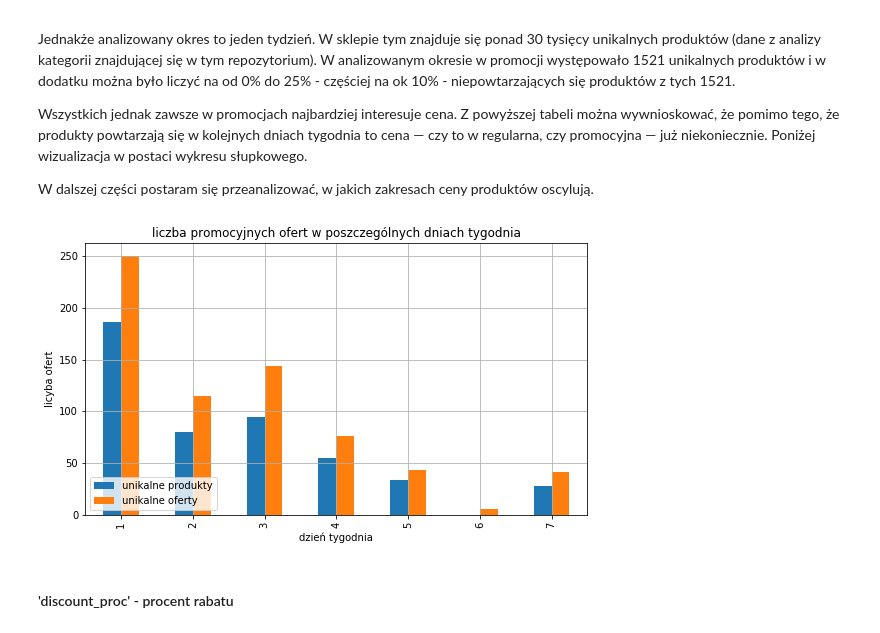
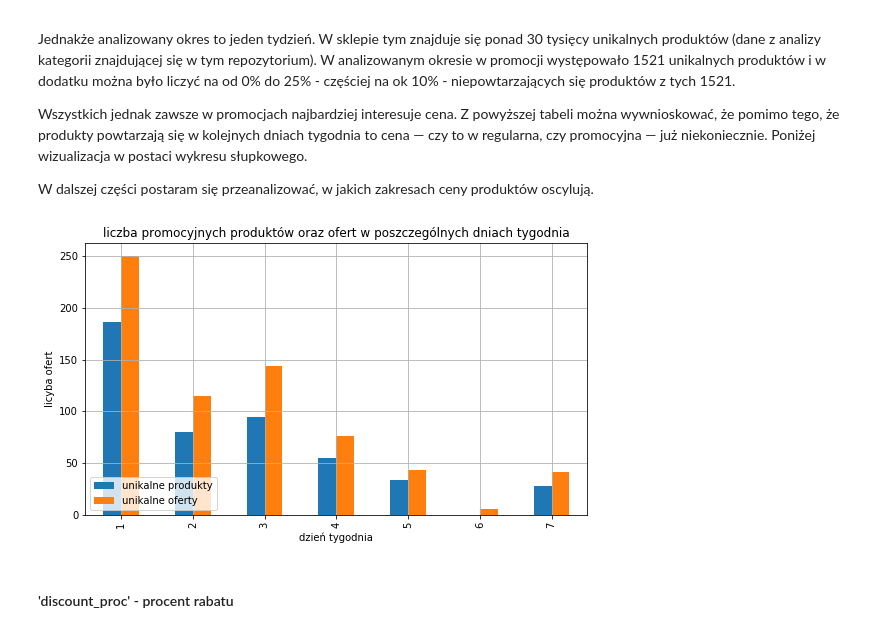
Before and after one commit to grzegorzpokorski/nocna-promocja-euro.com.pl, a Jupyter notebook: data_analysis.ipynb, the cells around one changed output. Cells and saved outputs as stored; diff of their text form; code cells hidden in the pictures.

```diff
--- a/data_analysis.ipynb
+++ b/data_analysis.ipynb
@@ -363,16 +363,16 @@ Wszystkich jednak zawsze w promocjach najbardziej interesuje cena. Z powyższej
 # %%
 unique[['unique_products_qty','unique_offers_qty']].plot(kind='bar', figsize=(9,5))
 # ax = plt.subplot(111)
 # ax.bar(unique.index.values, unique.unique_products_qty.values, label='liczba unikalnych produktów')
 # ax.bar(unique.index.values, unique.unique_offers_qty.values, label='liczba unikalnych ofert')
-plt.title('liczba promocyjnych ofert w poszczególnych dniach tygodnia')
+plt.title('liczba promocyjnych produktów oraz ofert w poszczególnych dniach tygodnia')
 plt.xlabel('dzień tygodnia')
 plt.ylabel('licyba ofert')
 plt.legend(['unikalne produkty', 'unikalne oferty'], loc='lower left')
 plt.grid()
 plt.show()
 # %% [output]
-[figure, old version]
+[figure, new version]
 # %% [markdown]
 #### 'discount_proc' - procent rabatu
 # %% [markdown]
```
Also changed, not shown: parts of 14 cells of this notebook.
